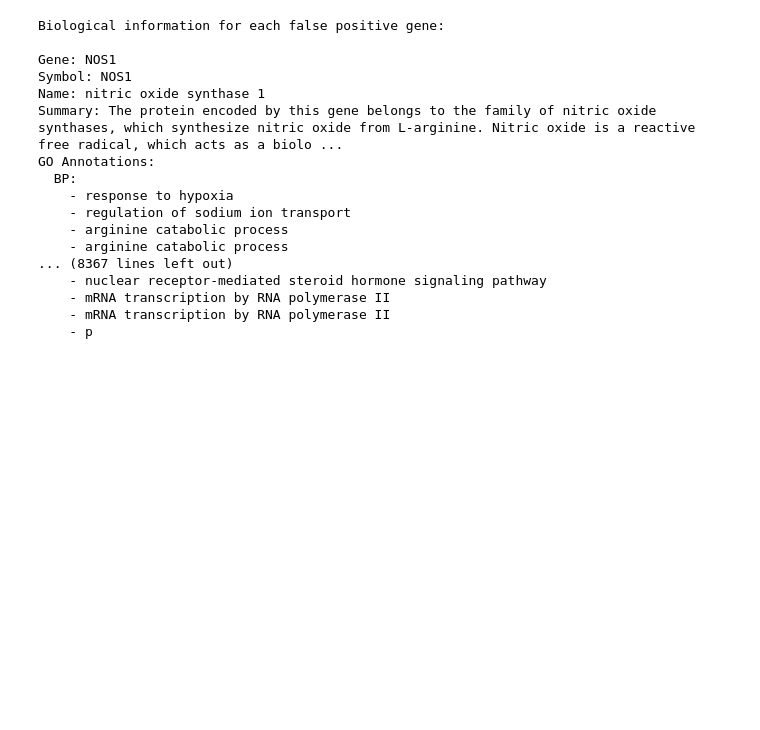
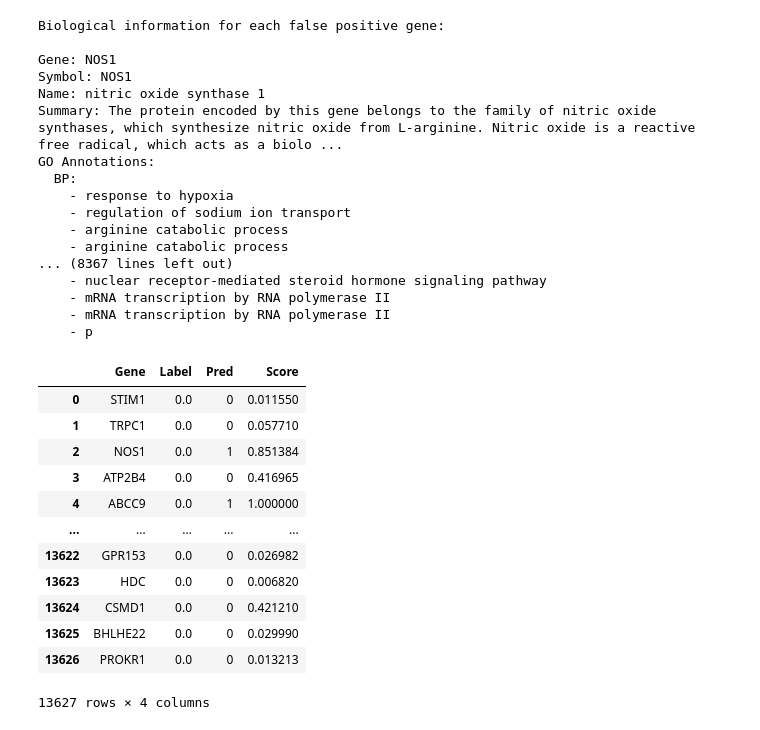
Before and after one commit to martina-occhetta/MORGaN, a Jupyter notebook: notebooks/05_bio_analysis.ipynb, the cells around one changed output. Cells and saved outputs as stored; diff of their text form; code cells hidden in the pictures; blank space fills up the shorter version.

```diff
--- a/notebooks/05_bio_analysis.ipynb
+++ b/notebooks/05_bio_analysis.ipynb
@@ -116,3 +116,19 @@ enrichment_results = gp.profile(organism='hsapiens', query=genes_list)
 
 print("\nEnrichment Analysis Results:")
 print(enrichment_results.head(10))  # display the top 10 enriched terms
+# %%
+df
+# %% [output]
+|  | Gene | Label | Pred | Score |
+| 0 | STIM1 | 0.0 | 0 | 0.011550 |
+| 1 | TRPC1 | 0.0 | 0 | 0.057710 |
+| 2 | NOS1 | 0.0 | 1 | 0.851384 |
+| 3 | ATP2B4 | 0.0 | 0 | 0.416965 |
+| 4 | ABCC9 | 0.0 | 1 | 1.000000 |
+| ... | ... | ... | ... | ... |
+| 13622 | GPR153 | 0.0 | 0 | 0.026982 |
+| 13623 | HDC | 0.0 | 0 | 0.006820 |
+| 13624 | CSMD1 | 0.0 | 0 | 0.421210 |
+| 13625 | BHLHE22 | 0.0 | 0 | 0.029990 |
+| 13626 | PROKR1 | 0.0 | 0 | 0.013213 |
+13627 rows × 4 columns
```
Also changed, not shown: parts of 5 cells of this notebook, 5 other files.
